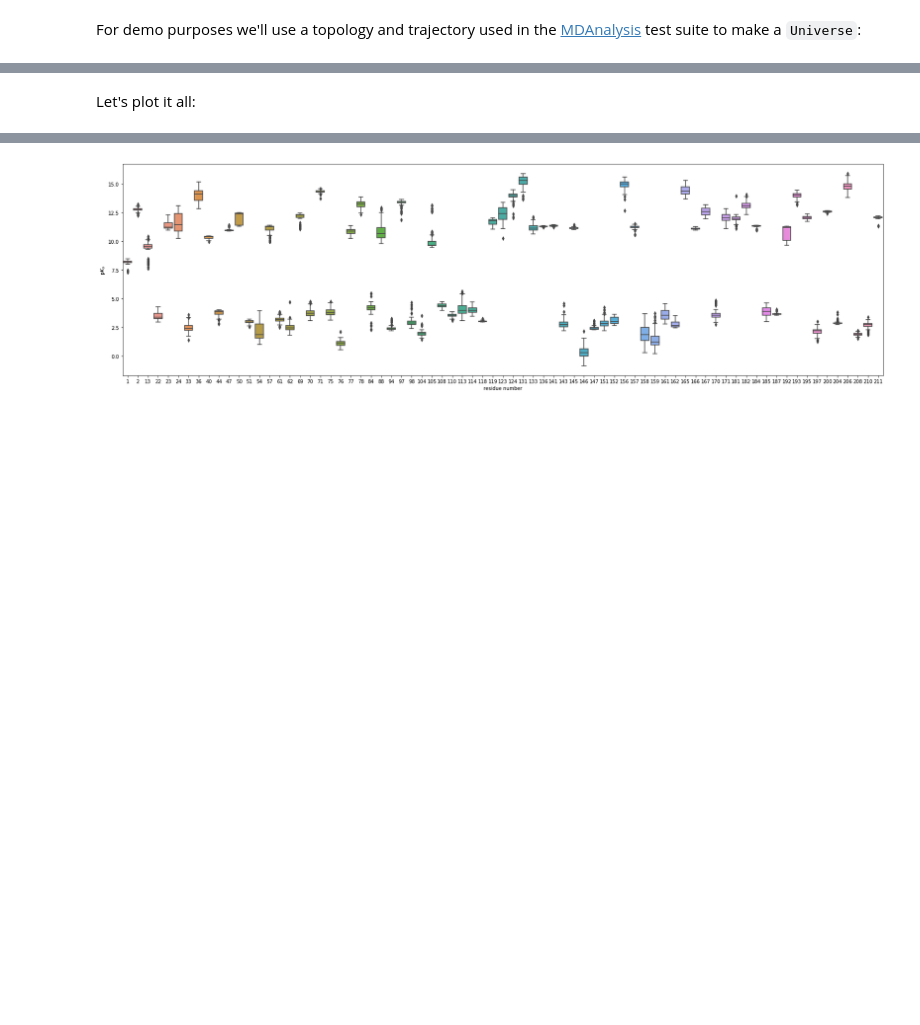
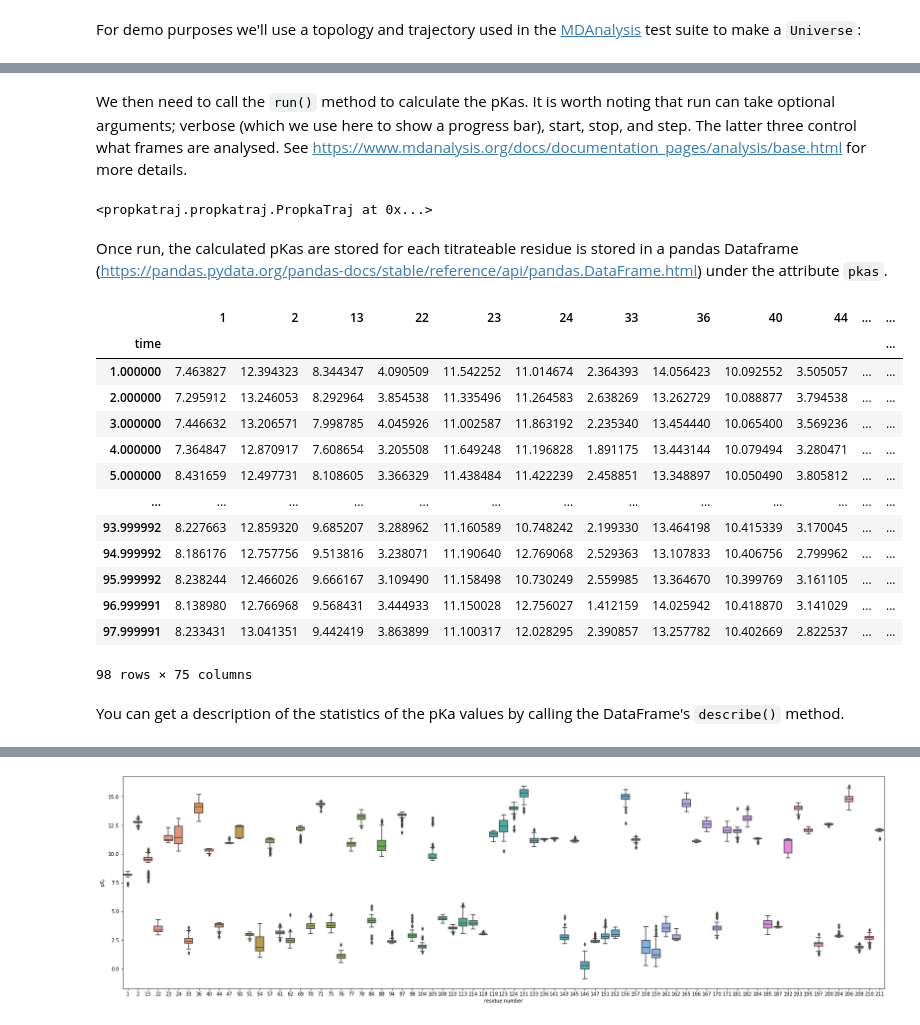
Before and after one commit to Becksteinlab/propkatraj, a Jupyter notebook: docs/propkatraj-example.ipynb, the cells around one changed output, grey strips where cells are left out. Saved outputs shown, nothing was run; the diff lists cells and outputs as text; code cells hidden in the pictures; blank space fills up the shorter version.

Commit message:
Update the notebook documentation

```diff
--- a/docs/propkatraj-example.ipynb
+++ b/docs/propkatraj-example.ipynb
@@ -81,2 +50,27 @@ pkas.describe()
-# %% [markdown]
-Let's plot it all:
+# %% [markdown]
+We then need to call the `run()` method to calculate the pKas. It is worth noting that run can take optional arguments; verbose (which we use here to show a progress bar), start, stop, and step. The latter three control what frames are analysed. See https://www.mdanalysis.org/docs/documentation_pages/analysis/base.html for more details.
+# %%
+pkatraj.run(verbose=True)
+# %% [output]
+<propkatraj.propkatraj.PropkaTraj at 0x...>
+# %% [markdown]
+Once run, the calculated pKas are stored for each titrateable residue is stored in a pandas Dataframe (https://pandas.pydata.org/pandas-docs/stable/reference/api/pandas.DataFrame.html) under the attribute `pkas`.
+# %%
+pkatraj.pkas
+# %% [output]
+|  | 1 | 2 | 13 | 22 | 23 | 24 | 33 | 36 | 40 | 44 | ... | ... |
+| time |  |  |  |  |  |  |  |  |  |  |  | ... |
+| 1.000000 | 7.463827 | 12.394323 | 8.344347 | 4.090509 | 11.542252 | 11.014674 | 2.364393 | 14.056423 | 10.092552 | 3.505057 | ... | ... |
+| 2.000000 | 7.295912 | 13.246053 | 8.292964 | 3.854538 | 11.335496 | 11.264583 | 2.638269 | 13.262729 | 10.088877 | 3.794538 | ... | ... |
+| 3.000000 | 7.446632 | 13.206571 | 7.998785 | 4.045926 | 11.002587 | 11.863192 | 2.235340 | 13.454440 | 10.065400 | 3.569236 | ... | ... |
+| 4.000000 | 7.364847 | 12.870917 | 7.608654 | 3.205508 | 11.649248 | 11.196828 | 1.891175 | 13.443144 | 10.079494 | 3.280471 | ... | ... |
+| 5.000000 | 8.431659 | 12.497731 | 8.108605 | 3.366329 | 11.438484 | 11.422239 | 2.458851 | 13.348897 | 10.050490 | 3.805812 | ... | ... |
+| ... | ... | ... | ... | ... | ... | ... | ... | ... | ... | ... | ... | ... |
+| 93.999992 | 8.227663 | 12.859320 | 9.685207 | 3.288962 | 11.160589 | 10.748242 | 2.199330 | 13.464198 | 10.415339 | 3.170045 | ... | ... |
+| 94.999992 | 8.186176 | 12.757756 | 9.513816 | 3.238071 | 11.190640 | 12.769068 | 2.529363 | 13.107833 | 10.406756 | 2.799962 | ... | ... |
+| 95.999992 | 8.238244 | 12.466026 | 9.666167 | 3.109490 | 11.158498 | 10.730249 | 2.559985 | 13.364670 | 10.399769 | 3.161105 | ... | ... |
+| 96.999991 | 8.138980 | 12.766968 | 9.568431 | 3.444933 | 11.150028 | 12.756027 | 1.412159 | 14.025942 | 10.418870 | 3.141029 | ... | ... |
+| 97.999991 | 8.233431 | 13.041351 | 9.442419 | 3.863899 | 11.100317 | 12.028295 | 2.390857 | 13.257782 | 10.402669 | 2.822537 | ... | ... |
+98 rows × 75 columns
+# %% [markdown]
+You can get a description of the statistics of the pKa values by calling the DataFrame's `describe()` method.
```
Also changed, not shown: parts of 18 cells of this notebook.
